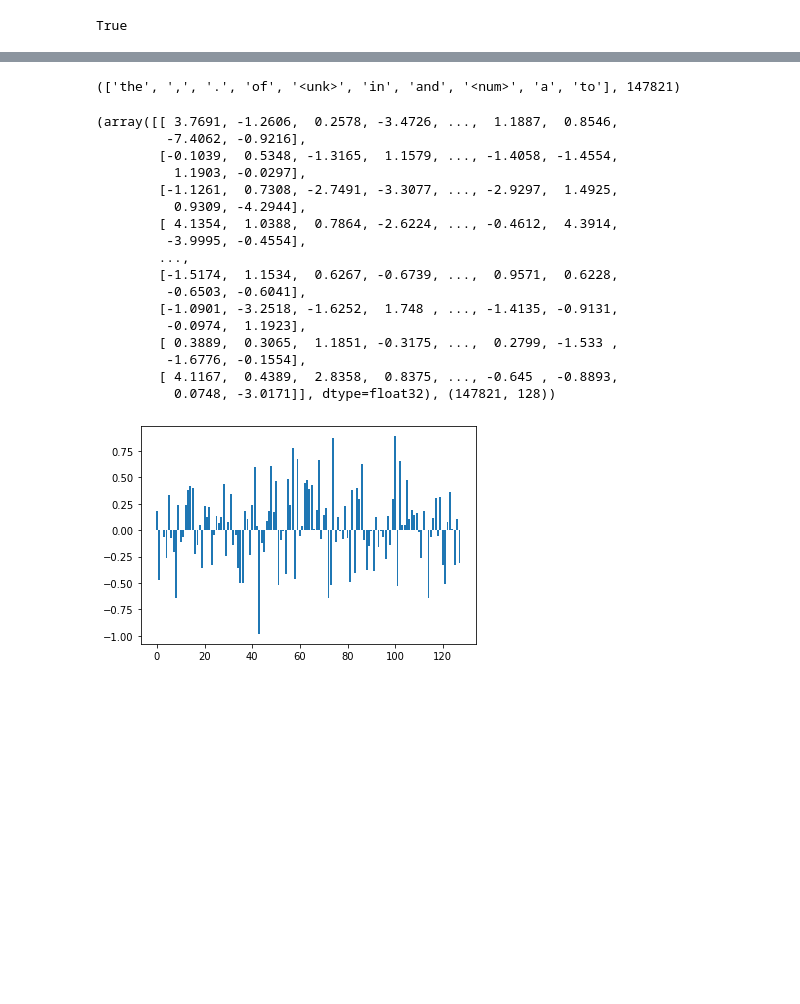
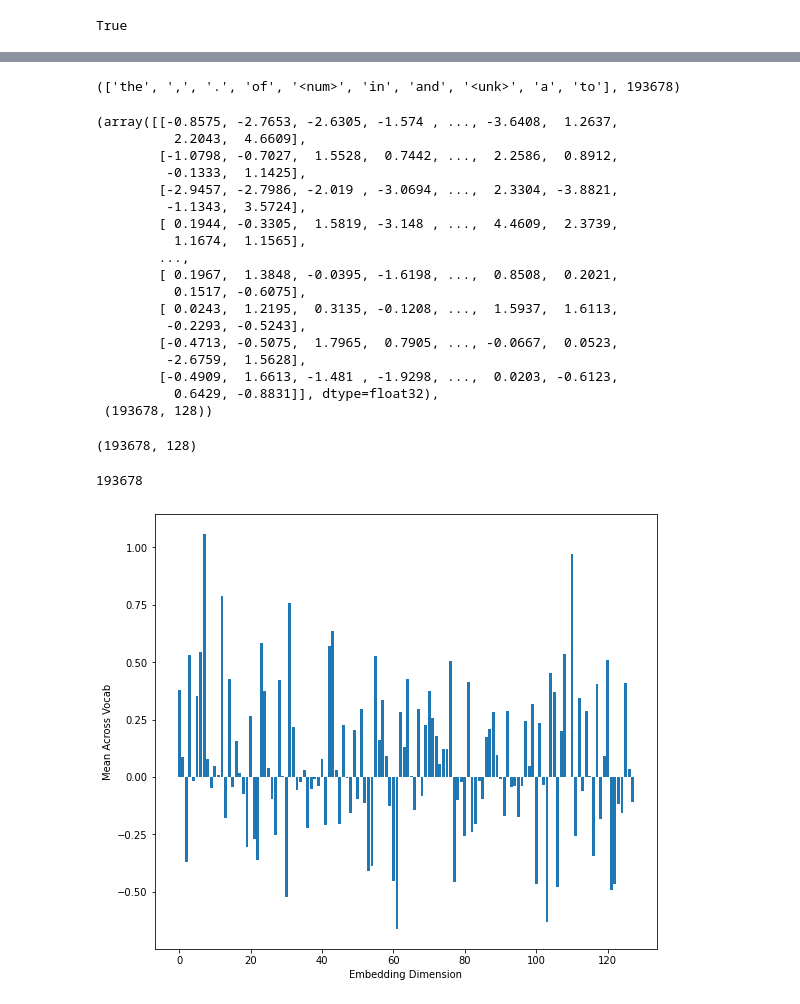
Before and after one commit to idfah/notebooks, a Jupyter notebook: nlp/word_embeddings_with_gensim_word2vec.ipynb, the cells around one changed output, grey strips where cells are left out. Cells and saved outputs as stored; diff of their text form; code cells hidden in the pictures; blank space fills up the shorter version.

Commit message:
updated regenerator streams for gensim word2vec notebook

```diff
--- a/nlp/word_embeddings_with_gensim_word2vec.ipynb
+++ b/nlp/word_embeddings_with_gensim_word2vec.ipynb
@@ -39,6 +50,6 @@ class Tokenizer:
 # %%
 tokenizer = Tokenizer()
 # %%
-token_stream = data_stream.map(tokenizer).unnest()
-list(token_stream.islice(3))
+token_stream = data_stream.map(tokenizer).unchunk()
+token_stream
 # %% [output]
@@ -83,7 +74,7 @@ list(lower_token_stream.islice(3))
 # %%
-vocab_size = 150_000
+vocab_size = 200_000
 embed_dim = 128
 # %%
-counts = collections.Counter(lower_token_stream.unnest())
+counts = collections.Counter(lower_token_stream.unchunk())
 len(counts)
 # %% [output]
@@ -242,27 +215,28 @@ nah: ('yay', 'yah', 'zo', 'noch', 'doch', 'wie', 'jou', 'nicht', 'alles', 'huh')
 # %%
 model.wv.index2word[:10], len(model.wv.index2word)
 # %% [output]
-(['the', ',', '.', 'of', '<unk>', 'in', 'and', '<num>', 'a', 'to'], 147821)
+(['the', ',', '.', 'of', '<num>', 'in', 'and', '<unk>', 'a', 'to'], 193678)
 # %%
 model.wv.vectors, model.wv.vectors.shape
 # %% [output]
-(array([[ 3.7691, -1.2606,  0.2578, -3.4726, ...,  1.1887,  0.8546,
-         -7.4062, -0.9216],
-        [-0.1039,  0.5348, -1.3165,  1.1579, ..., -1.4058, -1.4554,
-          1.1903, -0.0297],
-        [-1.1261,  0.7308, -2.7491, -3.3077, ..., -2.9297,  1.4925,
-          0.9309, -4.2944],
-        [ 4.1354,  1.0388,  0.7864, -2.6224, ..., -0.4612,  4.3914,
-         -3.9995, -0.4554],
+(array([[-0.8575, -2.7653, -2.6305, -1.574 , ..., -3.6408,  1.2637,
+          2.2043,  4.6609],
+        [-1.0798, -0.7027,  1.5528,  0.7442, ...,  2.2586,  0.8912,
+         -0.1333,  1.1425],
+        [-2.9457, -2.7986, -2.019 , -3.0694, ...,  2.3304, -3.8821,
+         -1.1343,  3.5724],
+        [ 0.1944, -0.3305,  1.5819, -3.148 , ...,  4.4609,  2.3739,
+          1.1674,  1.1565],
         ...,
-        [-1.5174,  1.1534,  0.6267, -0.6739, ...,  0.9571,  0.6228,
-         -0.6503, -0.6041],
-        [-1.0901, -3.2518, -1.6252,  1.748 , ..., -1.4135, -0.9131,
-         -0.0974,  1.1923],
-        [ 0.3889,  0.3065,  1.1851, -0.3175, ...,  0.2799, -1.533 ,
-         -1.6776, -0.1554],
-        [ 4.1167,  0.4389,  2.8358,  0.8375, ..., -0.645 , -0.8893,
-          0.0748, -3.0171]], dtype=float32), (147821, 128))
+        [ 0.1967,  1.3848, -0.0395, -1.6198, ...,  0.8508,  0.2021,
+          0.1517, -0.6075],
+        [ 0.0243,  1.2195,  0.3135, -0.1208, ...,  1.5937,  1.6113,
+         -0.2293, -0.5243],
+        [-0.4713, -0.5075,  1.7965,  0.7905, ..., -0.0667,  0.0523,
+         -2.6759,  1.5628],
+        [-0.4909,  1.6613, -1.481 , -1.9298, ...,  0.0203, -0.6123,
+          0.6429, -0.8831]], dtype=float32),
+ (193678, 128))
 # %%
 filename = f'wikipedia-cbow-{embed_dim}d-{vocab_size // 1000}k.txt'
 
@@ -270,8 +244,20 @@ with open(filename, mode='w', encoding='utf8') as fh:
     for word, vector in zip(model.wv.index2word, model.wv.vectors):
         str_vector = ' '.join(str(round(val, 12)) for val in vector)
         fh.write(f'{word} {str_vector}\n')
+# %%
+emb_mat = model.wv.vectors
+emb_mat.shape
+# %% [output]
+(193678, 128)
+# %%
+idx2word = model.wv.index2word
+len(idx2word)
+# %% [output]
+193678
 # %%
-plt.bar(range(embed_dim), model.wv.vectors.mean(axis=0));
+plt.bar(range(embed_dim), emb_mat.mean(axis=0));
+plt.xlabel('Embedding Dimension');
+plt.ylabel('Mean Across Vocab');
 # %% [output]
-[figure, old version]
+[figure, new version]
 # %%
```
Also changed, not shown: parts of 26 cells of this notebook.
